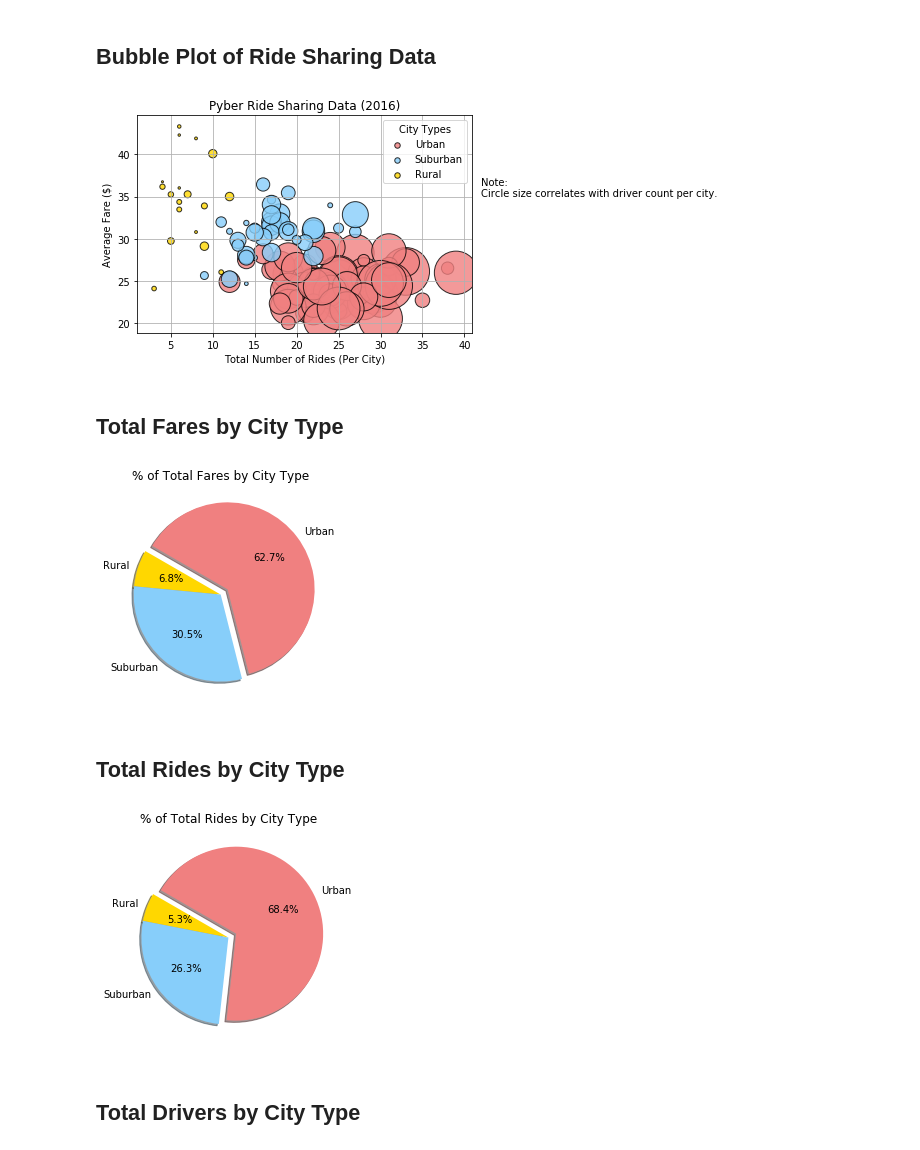
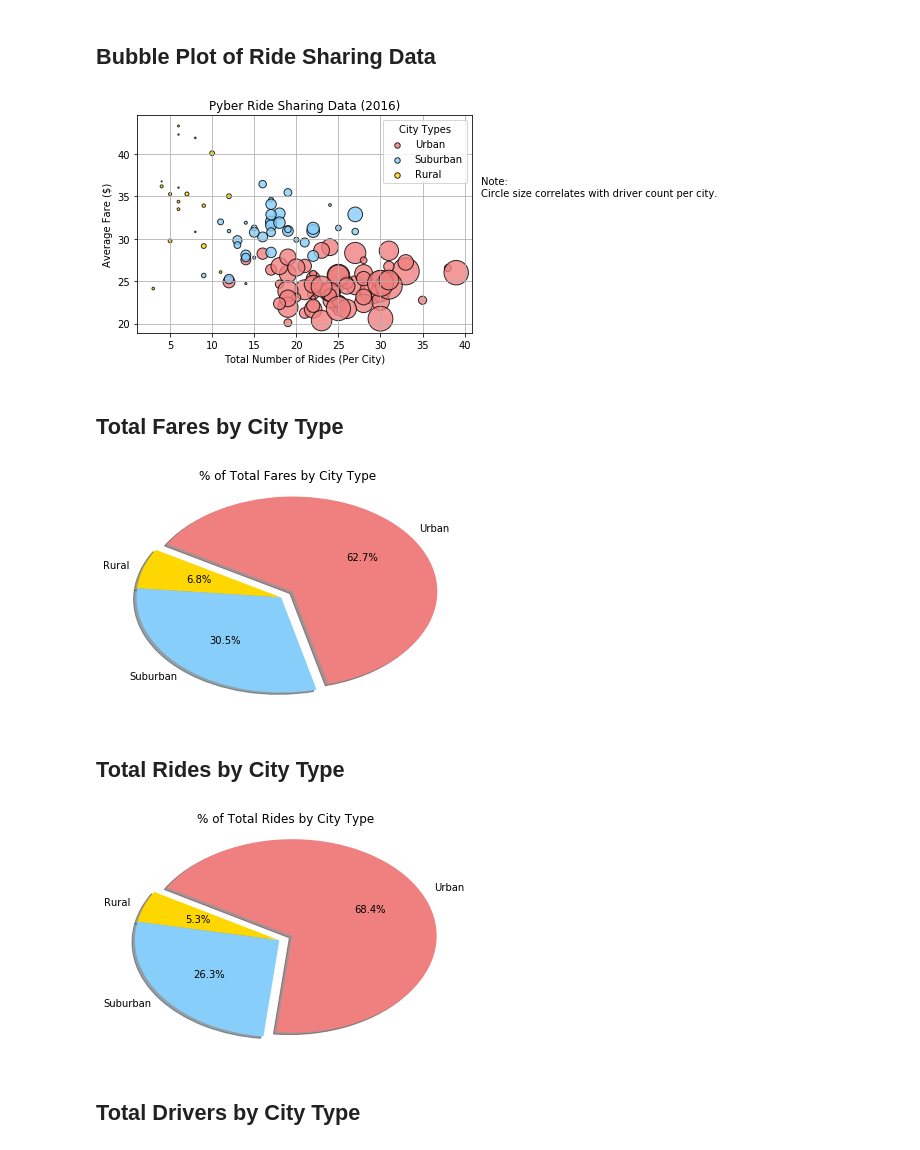
Before and after one commit to ipvirg/Pyber, a Jupyter notebook: pyber_main.ipynb, the cells around one changed output. Drawn from its saved outputs; the diff is of its cells as text; code cells hidden in the pictures.

Commit message:
updated pie chart

```diff
--- a/pyber_main.ipynb
+++ b/pyber_main.ipynb
@@ -34,7 +34,7 @@ xandy_coordinates_df.columns = ["Average Fare($)", "Total Number of Rides(Per Ci
 
 average_fare_per_city = xandy_coordinates_df["Average Fare($)"]
 total_number_rides_per_city = xandy_coordinates_df["Total Number of Rides(Per City)"]
-total_number_drivers_per_city = xandy_coordinates_df["Total Number of Drivers(Per City)"]
+total_number_drivers_per_city = (xandy_coordinates_df["Total Number of Drivers(Per City)"])*0.32
 xandy_groupby_df = pd.DataFrame(list(xandy_coordinates_df.index.values))
 bubble_color = xandy_groupby_df[2]
 city_type = xandy_groupby_df[1]
@@ -48,7 +48,7 @@ for i, u in enumerate(unique_city_types):
     average_fare_per_cityi = [average_fare_per_city[j] for j in range(len(total_number_rides_per_city)) if city_type[j] == u]
     total_number_drivers_per_cityi = [total_number_drivers_per_city[j] for j in range(len(total_number_rides_per_city)) if city_type[j] == u]
 
-    plt.scatter(total_number_rides_per_cityi, average_fare_per_cityi, total_number_drivers_per_cityi, marker="o", alpha=0.8, facecolor=unique_bubble_colors[i], edgecolors="black", linewidth=1, label=str(u))
+    plt.scatter(x=total_number_rides_per_cityi, y=average_fare_per_cityi, s=total_number_drivers_per_cityi, marker="o", alpha=0.8, facecolor=unique_bubble_colors[i], edgecolors="black", linewidth=1, label=str(u))
 
 # Incorporate the other graph properties
 plt.title("Pyber Ride Sharing Data (2016)")
@@ -65,33 +65,34 @@ for handle in lgd.legendHandles:
 plt.text(42,35,"Note: \nCircle size correlates with driver count per city.")
 
 # Save Figure
-plt.savefig("images/pyber_ride_sharing_data.png")
+plt.savefig("images/pyber_ride_sharing_data.png", bbox_inches="tight")
 
 # Show plot
 plt.show()
 # %% [output]
-[figure, old version]
+[figure, new version]
 # %% [markdown]
 ## Total Fares by City Type
 # %%
 # Calculate Type Percents
 total_fares_city_type = combined_data.groupby(["type"])["fare"].sum()
 labels = list(total_fares_city_type.index.values)
 colors = ["Gold", "LightSkyBlue", "LightCoral"]
 explode = (0,0,0.1)
 
 # Build Pie Chart
 plt.title("% of Total Fares by City Type")
 plt.pie(total_fares_city_type, explode=explode, labels=labels, colors=colors,
         autopct="%1.1f%%", shadow=True, startangle=150)
+plt.axis("normal")
 
 # Save Figure
 plt.savefig("images/total_fares_by_city_type.png")
 
 # Show Figure
 plt.show()
 # %% [output]
-[figure, old version]
+[figure, new version]
 # %% [markdown]
 ## Total Rides by City Type
 # %%
@@ -100,8 +101,12 @@ total_rides_city_type = combined_data.groupby(["type"])["ride_id"].count()
 
 # Build Pie Chart
 plt.title("% of Total Rides by City Type")
+#plt.pie(total_rides_city_type, explode=explode, labels=labels, colors=colors,
+#        autopct="%1.1f%%", shadow=True, startangle=150)
+
 plt.pie(total_rides_city_type, explode=explode, labels=labels, colors=colors,
         autopct="%1.1f%%", shadow=True, startangle=150)
+plt.axis("normal")
 
 # Save Figure
 plt.savefig("images/total_rides_by_city_type.png")
@@ -109,7 +114,7 @@ plt.savefig("images/total_rides_by_city_type.png")
 # Show Figure
 plt.show()
 # %% [output]
-[figure, old version]
+[figure, new version]
 # %% [markdown]
 ## Total Drivers by City Type
 # %%
```
Also changed, not shown: parts of 1 cell of this notebook, 5 other files.
